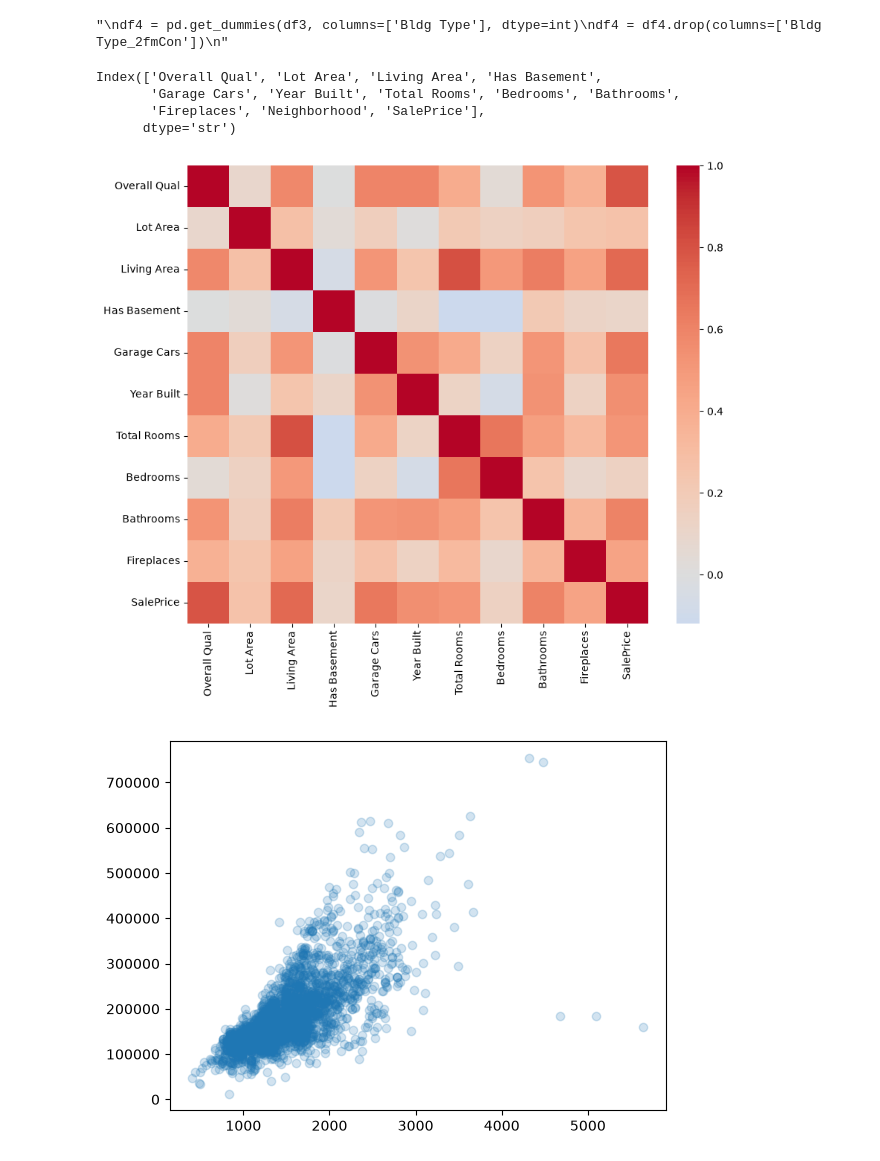
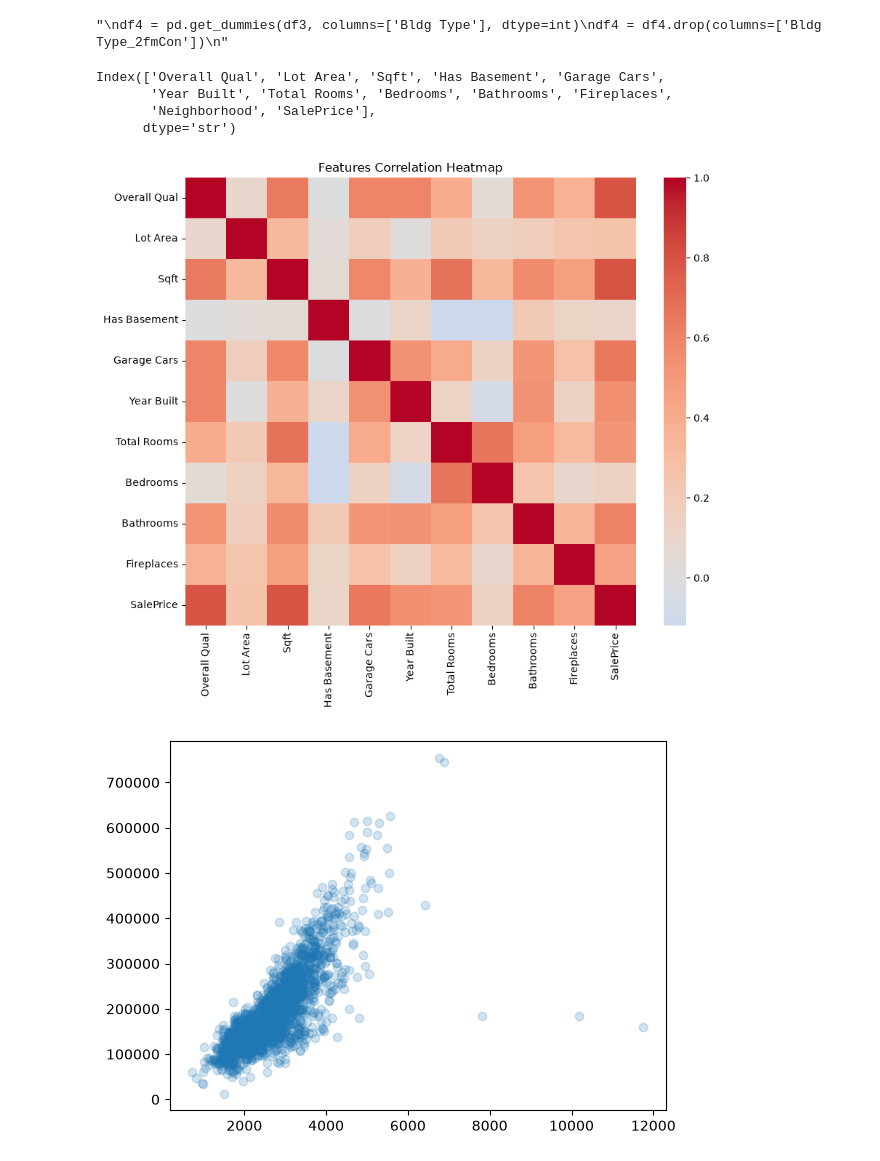
Before and after one commit to JeremiahIsGood/Atlantic-Project, a Jupyter notebook: Ames_data_preprocessing.ipynb, the cells around one changed output. Drawn from its saved outputs; the diff is of its cells as text; code cells hidden in the pictures.

```diff
--- a/Ames_data_preprocessing.ipynb
+++ b/Ames_data_preprocessing.ipynb
@@ -140,6 +140,9 @@ class AddFeatures:
 
     def add_total_sf(self):
         self.df['Total SF'] = self.df['1st Flr SF'] + self.df['2nd Flr SF'] + self.df['Total Bsmt SF']
+
+    def add_total_sf_abv_gr(self):
+        self.df['Total SF Abv Gr'] = self.df['1st Flr SF'] + self.df['2nd Flr SF']
 
     def add_finished_sf(self):
         self.df['Finished SF'] = (self.df['1st Flr SF'] +
@@ -160,6 +163,7 @@ class AddFeatures:
 
     def run(self):
         self.add_total_sf()
+        self.add_total_sf_abv_gr()
         self.add_finished_sf()
         self.add_high_quality_sf()
         self.add_finished_bsmt_area()
@@ -167,7 +171,7 @@ class AddFeatures:
         return self.df
 # %%
 feature_engineer = AddFeatures(df_dropped)
-useful_features = ['Overall Qual', 'Lot Area', 'Gr Liv Area', 'Fin Bsmt Area', 'Garage Cars', 'Year Built',
+useful_features = ['Overall Qual', 'Lot Area', 'Total SF', 'Fin Bsmt Area', 'Garage Cars', 'Year Built',
                    'TotRms AbvGrd', 'Bedroom AbvGr', 'Total Bath', 'Fireplaces', 'SalePrice']
 engineered_df = feature_engineer.final_df[useful_features]
 corr_engineered = engineered_df.corr()
@@ -274,7 +298,7 @@ def move_column(df, col_name, new_index_pos):
     df.insert(new_index_pos, col_name, col_to_move)
 # %%
 df5 = df3.copy()
-df5 = df5.rename(columns={'Gr Liv Area': 'Living Area',
+df5 = df5.rename(columns={'Total SF': 'Sqft',
                           'TotRms AbvGrd': 'Total Rooms',
                           'Bedroom AbvGr': 'Bedrooms',
                           'Total Bath': 'Bathrooms',
@@ -285,21 +309,22 @@ move_column(df5, 'Has Basement', 3)
 move_column(df5, 'SalePrice', df5.shape[1]-1)
 df5.columns
 # %% [output]
-Index(['Overall Qual', 'Lot Area', 'Living Area', 'Has Basement',
-       'Garage Cars', 'Year Built', 'Total Rooms', 'Bedrooms', 'Bathrooms',
-       'Fireplaces', 'Neighborhood', 'SalePrice'],
+Index(['Overall Qual', 'Lot Area', 'Sqft', 'Has Basement', 'Garage Cars',
+       'Year Built', 'Total Rooms', 'Bedrooms', 'Bathrooms', 'Fireplaces',
+       'Neighborhood', 'SalePrice'],
       dtype='str')
 # %%
 df5.to_csv("AmesHousingClean.csv", index=False)
 # %%
 corr5 = df5.drop(columns='Neighborhood').corr()
 plt.figure(figsize=(10, 8))
 sns.heatmap(corr5, annot=False, center=0, cmap='coolwarm')
+plt.title('Features Correlation Heatmap')
 plt.show()
 # %% [output]
-[figure, old version]
+[figure, new version]
 # %%
-plt.scatter(df5['Living Area'], df5['SalePrice'], alpha=0.2)
+plt.scatter(df5['Sqft'], df5['SalePrice'], alpha=0.2)
 plt.show()
 # %% [output]
-[figure, old version]
+[figure, new version]
```
Also changed, not shown: parts of 6 cells of this notebook, 2 other files.
